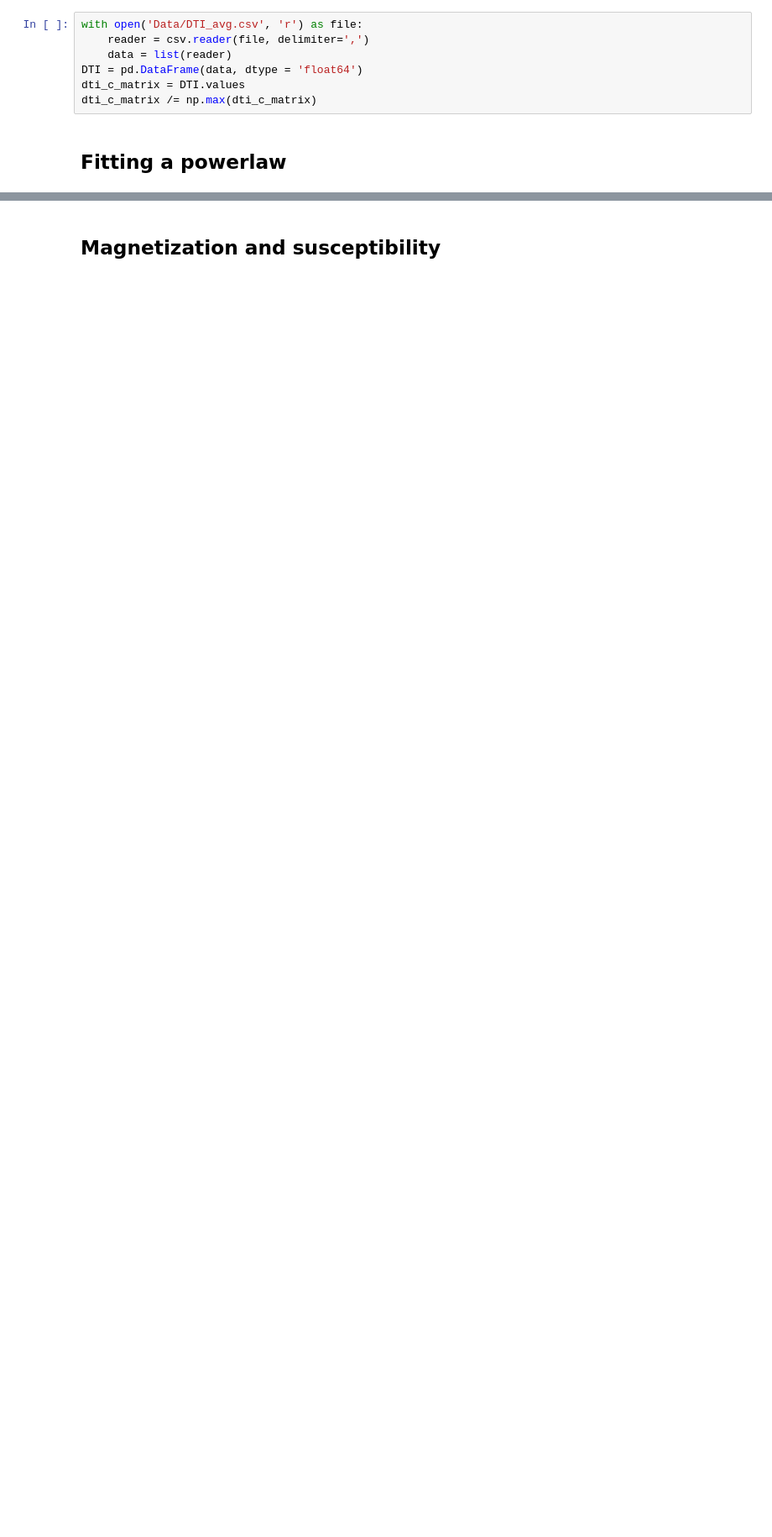
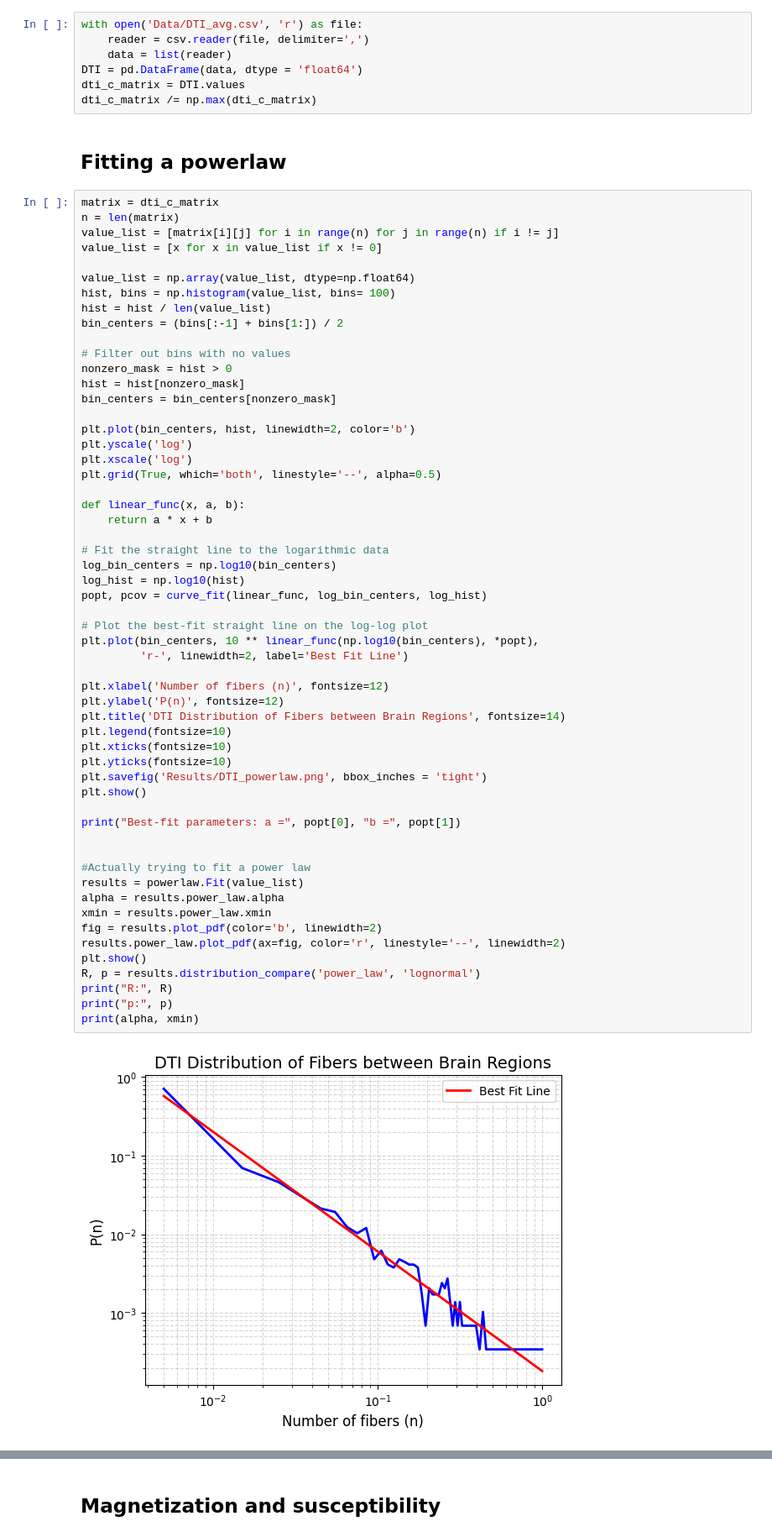
Before and after one commit to mylenevdmaas/CSS2023, a Jupyter notebook: DTI.ipynb, the cells around one changed output, grey strips where cells are left out. Shown: that part at 84% size. Cells and saved outputs as stored; diff of their text form; blank space fills up the shorter version.

```diff
--- a/DTI.ipynb
+++ b/DTI.ipynb
@@ -17,3 +22,61 @@ dti_c_matrix = DTI.values
 dti_c_matrix /= np.max(dti_c_matrix)
 # %% [markdown]
 ## Fitting a powerlaw
+# %%
+matrix = dti_c_matrix
+n = len(matrix)
+value_list = [matrix[i][j] for i in range(n) for j in range(n) if i != j]
+value_list = [x for x in value_list if x != 0]
+
+value_list = np.array(value_list, dtype=np.float64)
+hist, bins = np.histogram(value_list, bins= 100)
+hist = hist / len(value_list)
+bin_centers = (bins[:-1] + bins[1:]) / 2
+
+# Filter out bins with no values
+nonzero_mask = hist > 0
+hist = hist[nonzero_mask]
+bin_centers = bin_centers[nonzero_mask]
+
+plt.plot(bin_centers, hist, linewidth=2, color='b')
+plt.yscale('log')
+plt.xscale('log')
+plt.grid(True, which='both', linestyle='--', alpha=0.5)
+
+def linear_func(x, a, b):
+    return a * x + b
+
+# Fit the straight line to the logarithmic data
+log_bin_centers = np.log10(bin_centers)
+log_hist = np.log10(hist)
+popt, pcov = curve_fit(linear_func, log_bin_centers, log_hist)
+
+# Plot the best-fit straight line on the log-log plot
+plt.plot(bin_centers, 10 ** linear_func(np.log10(bin_centers), *popt),
+         'r-', linewidth=2, label='Best Fit Line')
+
+plt.xlabel('Number of fibers (n)', fontsize=12)
+plt.ylabel('P(n)', fontsize=12)
+plt.title('DTI Distribution of Fibers between Brain Regions', fontsize=14)
+plt.legend(fontsize=10)
+plt.xticks(fontsize=10)
+plt.yticks(fontsize=10)
+plt.savefig('Results/DTI_powerlaw.png', bbox_inches = 'tight')
+plt.show()
+
+print("Best-fit parameters: a =", popt[0], "b =", popt[1])
+
+
+#Actually trying to fit a power law
+results = powerlaw.Fit(value_list)
+alpha = results.power_law.alpha
+xmin = results.power_law.xmin
+fig = results.plot_pdf(color='b', linewidth=2)
+results.power_law.plot_pdf(ax=fig, color='r', linestyle='--', linewidth=2)
+plt.show()
+R, p = results.distribution_compare('power_law', 'lognormal')
+print("R:", R)
+print("p:", p)
+print(alpha, xmin)
+# %% [output]
+[figure, added]
```
Also changed, not shown: parts of 2 cells of this notebook, 4 other files.
